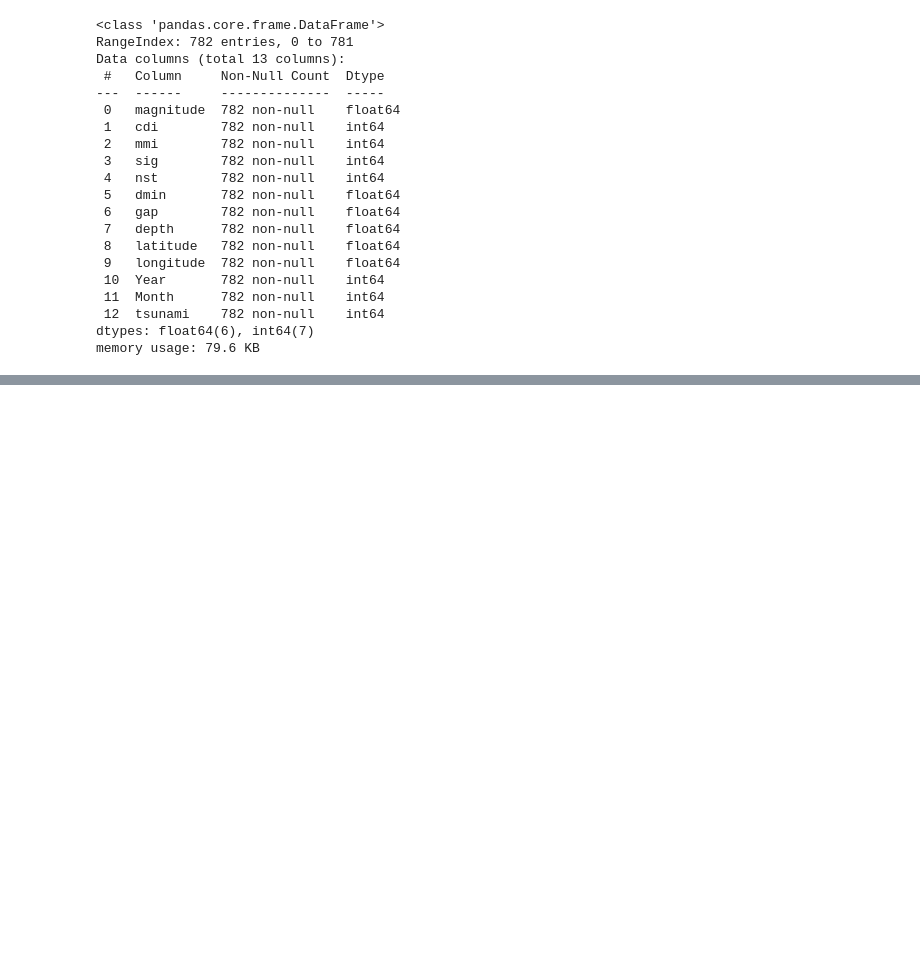
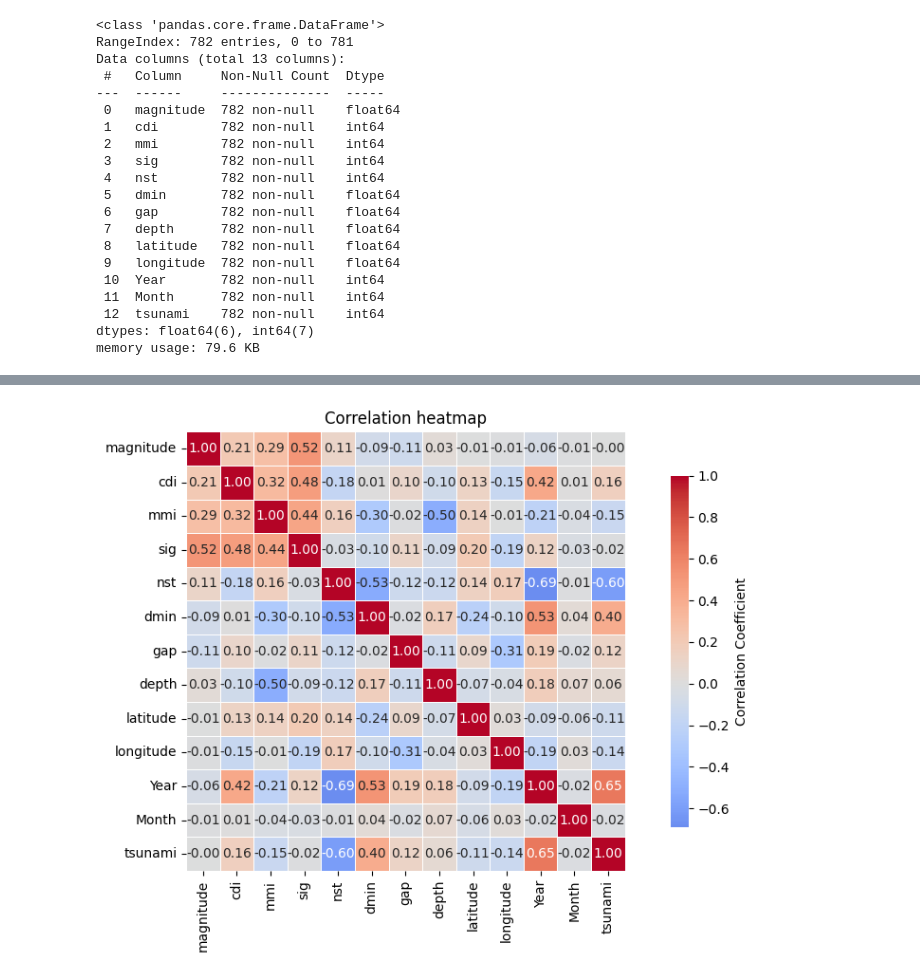
Before and after one commit to Gcarmnonapy7/IBM-Machine-Learning-with-Python-Scikit-learn-Professional-Certificate, a Jupyter notebook: IBM_Machine_Learning_with_Python_&_Scikit_learn_Professional_Certificate.ipynb, the cells around one changed output, grey strips where cells are left out. Cells and saved outputs as stored; diff of their text form; code cells hidden in the pictures; blank space fills up the shorter version.

```diff
--- a/IBM_Machine_Learning_with_Python_&_Scikit_learn_Professional_Certificate.ipynb
+++ b/IBM_Machine_Learning_with_Python_&_Scikit_learn_Professional_Certificate.ipynb
@@ -21,8 +23,8 @@ def unzip_file(file_path):
 # %%
 unzip_file('/content/archive(3).zip')
 # %%
-data_init = pd.read_csv(raw_path)
-data_init.head()
+data = pd.read_csv(raw_path)
+data.head()
 # %% [output]
 |  | magnitude | cdi | mmi | sig | nst | dmin | gap | depth | latitude | longitude | ... |
 | 0 | 7.0 | 8 | 7 | 768 | 117 | 0.509 | 17.0 | 14.000 | -9.7963 | 159.596 | ... |
@@ -55,0 +100,23 @@ memory usage: 79.6 KB
+# %%
+def heatmap_corr(data:pd.DataFrame,figsize=(10,6),cmap='coolwarm',method='pearson'):
+  ''''''
+  corr = data.corr()
+
+  plt.figure(figsize=figsize)
+  sns.heatmap(
+        corr,
+        annot=True,          # Show correlation values
+        fmt='.2f',           # Format to 2 decimals
+        cmap=cmap,
+        center=0,            # Center color around 0
+        square=True,
+        linewidths=0.5,
+        cbar_kws={'shrink': 0.8, 'label': 'Correlation Coefficient'}
+    )
+  plt.title('Correlation heatmap')
+  plt.tight_layout()
+  plt.show()
+
+heatmap_corr(data=data)
+# %% [output]
+[figure, added]
```
Also changed, not shown: parts of 7 cells of this notebook.
